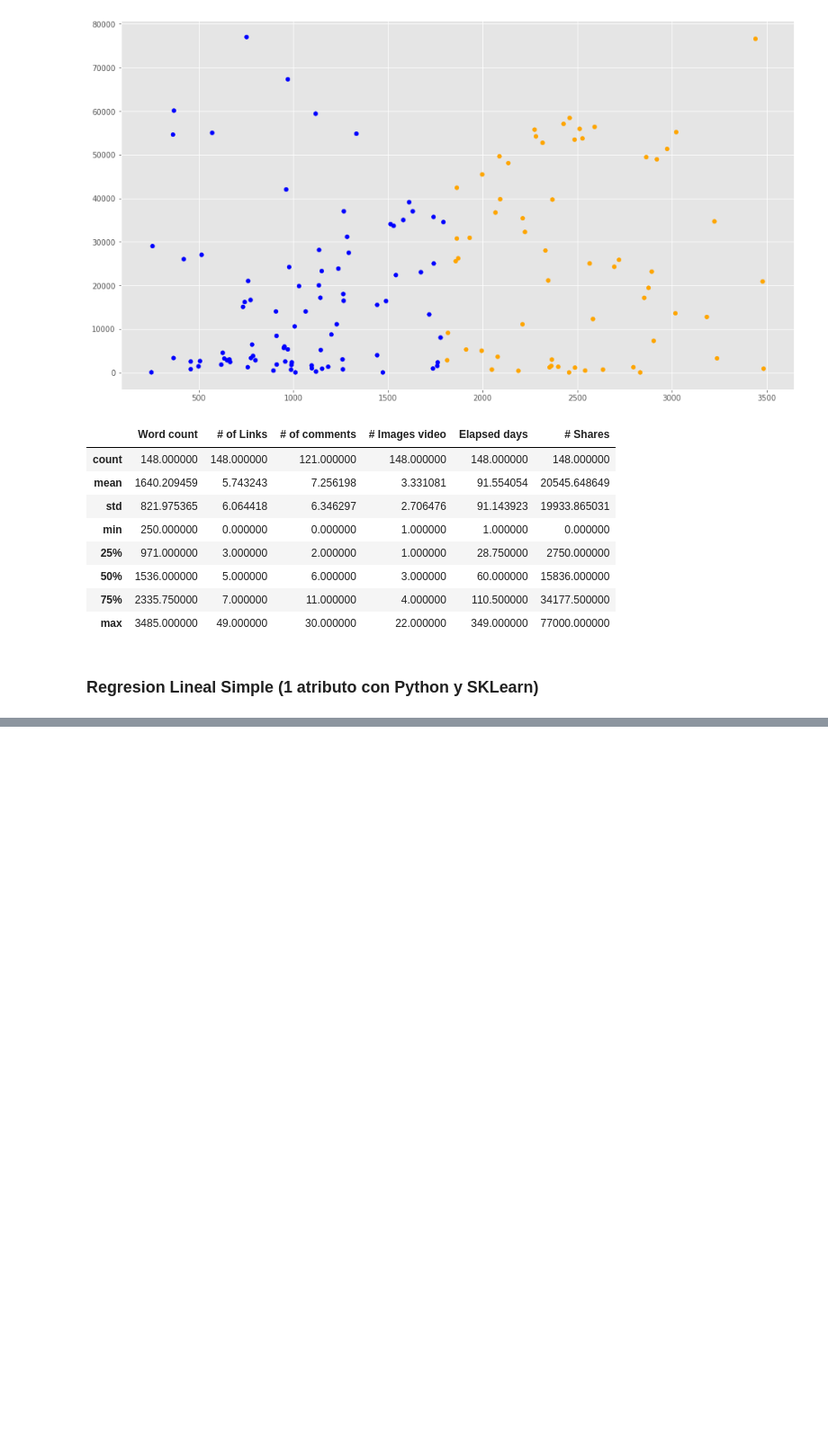
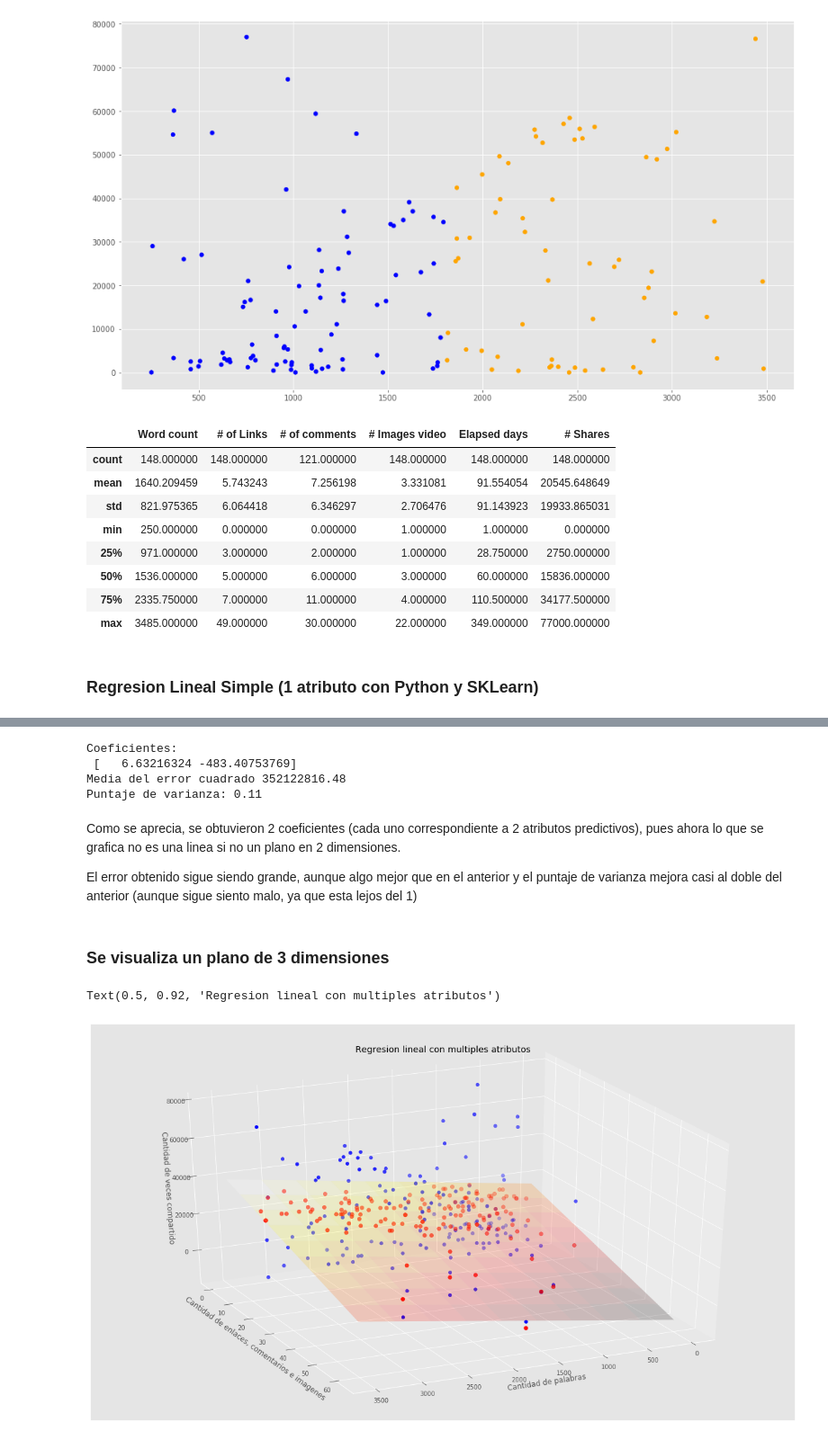
Before and after one commit to Karina984/IA-CLASE-M5, a Jupyter notebook: Articulo RL.ipynb, the cells around one changed output, grey strips where cells are left out. Shown: that part at 90% size. Cells and saved outputs as stored; diff of their text form; code cells hidden in the pictures; blank space fills up the shorter version.

```diff
--- a/Articulo RL.ipynb
+++ b/Articulo RL.ipynb
@@ -157,0 +210,59 @@ Puntaje de varianza:  0
+# %%
+# se genera un nuevo objeto de regresion lineal
+regr2 = linear_model.LinearRegression()
+
+# Se entrena el modelo, esta vezm con 2 dimensiones
+regr2.fit(XY_train, z_train)
+
+# Se predice con los puntos sobre el plano hallado
+z_pred = regr2.predict(XY_train)
+
+#Los coeficientes
+print('Coeficientes: \n', regr2.coef_)
+#media del error cuadrado
+print('Media del error cuadrado %.2f' % mean_squared_error(z_train, z_pred))
+# se evalua el puntaje de varianza (siendo 1.0 el mejor caso posible)
+print('Puntaje de varianza: %.2f' % r2_score(z_train, z_pred))
+# %% [output]
+Coeficientes:
+ [   6.63216324 -483.40753769]
+Media del error cuadrado 352122816.48
+Puntaje de varianza: 0.11
+# %% [markdown]
+Como se aprecia, se obtuvieron 2 coeficientes (cada uno correspondiente a 2 atributos predictivos), pues ahora lo que se grafica no es una linea si no un plano en 2 dimensiones.
+
+El error obtenido sigue siendo grande, aunque algo mejor que en el anterior y el puntaje de varianza mejora casi al doble del anterior (aunque sigue siento malo, ya que esta lejos del 1)
+# %% [markdown]
+### Se visualiza un plano de 3 dimensiones
+# %%
+fig = plt.figure()
+ax = Axes3D(fig)
+
+# se genera una malla, sobre la cual se grafica el plano
+xx, yy = np.meshgrid(np.linspace(0 , 3500, num=10), np.linspace(0, 60, num=10))
+
+#se calculan los valores del plano para los puntos x e y
+nuevoX = (regr2.coef_[0] * xx)
+nuevoY = (regr2.coef_[1] * yy)
+
+#al igual que los correspondientes valores para z. Se debe sumar el puno de intercepcion
+z = (nuevoX + nuevoY + regr2.intercept_)
+
+# se grafica el plano
+ax.plot_surface(xx, yy, z, alpha=0.2, cmap='hot')
+
+#en acul los puntos en 3D
+ax.scatter(XY_train[:,0], XY_train[:,1], z_train, c='blue',s=30)
+
+ax.scatter(XY_train[:,0], XY_train[:,1], z_pred, c='red',s=40)
+
+#con esto se situa la camara con la que se visualiza
+ax.view_init(elev=30., azim=65)
+
+ax.set_xlabel('Cantidad de palabras')
+ax.set_ylabel('Cantidad de enlaces, comentarios e imagenes')
+ax.set_zlabel('Cantidad de veces compartido')
+ax.set_title('Regresion lineal con multiples atributos')
+# %% [output]
+Text(0.5, 0.92, 'Regresion lineal con multiples atributos')
+[figure, added]
```
Also changed, not shown: parts of 10 cells of this notebook.
